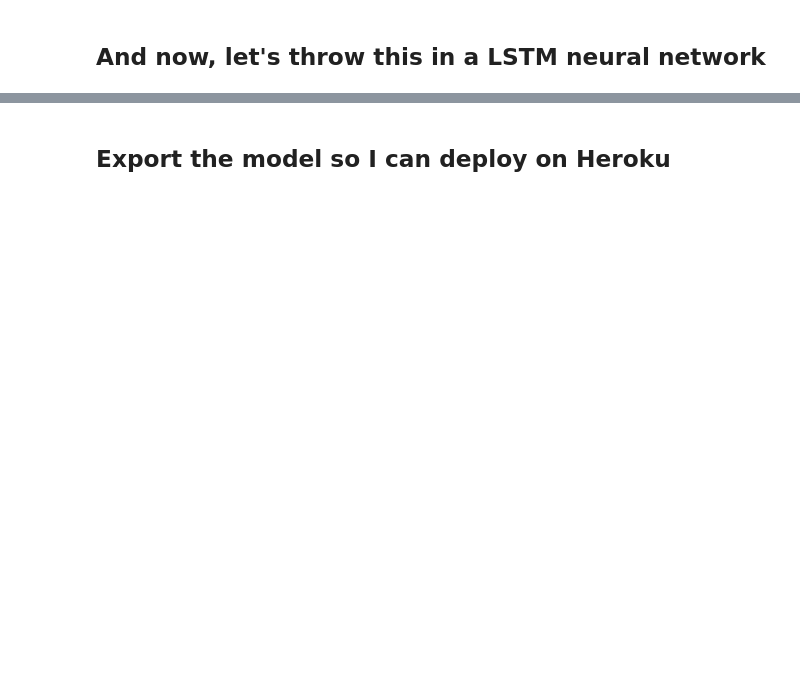
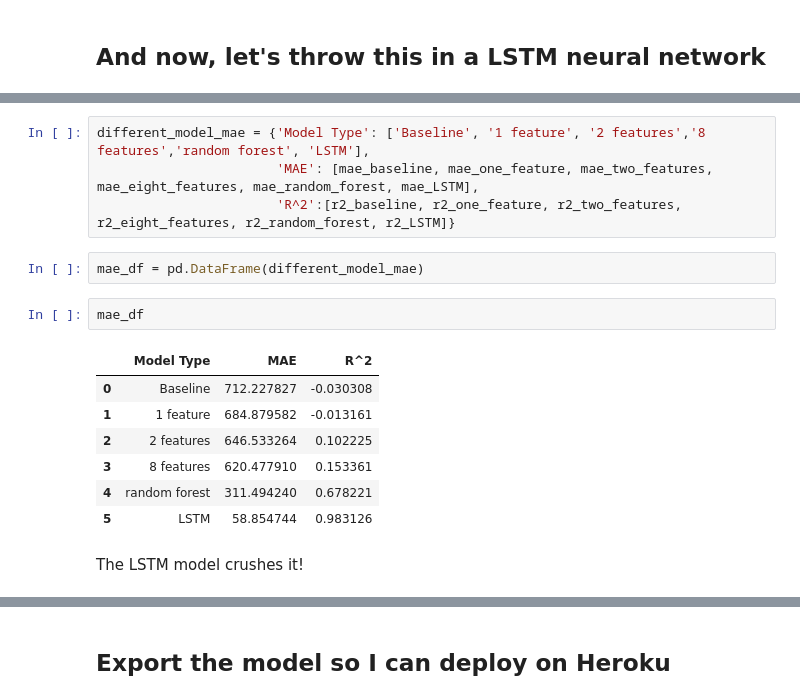
Before and after one commit to willstauffer/streamflow_predictions, a Jupyter notebook: Payette_streamflow.ipynb, the cells around one changed output, grey strips where cells are left out. Drawn from its saved outputs; the diff is of its cells as text; blank space fills up the shorter version.

```diff
--- a/Payette_streamflow.ipynb
+++ b/Payette_streamflow.ipynb
@@ -619,0 +799,18 @@ x_test = scaler.fit_transform(x_test)
+# %%
+different_model_mae = {'Model Type': ['Baseline', '1 feature', '2 features','8 features','random forest', 'LSTM'],
+                       'MAE': [mae_baseline, mae_one_feature, mae_two_features, mae_eight_features, mae_random_forest, mae_LSTM],
+                       'R^2':[r2_baseline, r2_one_feature, r2_two_features, r2_eight_features, r2_random_forest, r2_LSTM]}
+# %%
+mae_df = pd.DataFrame(different_model_mae)
+# %%
+mae_df
+# %% [output]
+|  | Model Type | MAE | R^2 |
+| 0 | Baseline | 712.227827 | -0.030308 |
+| 1 | 1 feature | 684.879582 | -0.013161 |
+| 2 | 2 features | 646.533264 | 0.102225 |
+| 3 | 8 features | 620.477910 | 0.153361 |
+| 4 | random forest | 311.494240 | 0.678221 |
+| 5 | LSTM | 58.854744 | 0.983126 |
+# %% [markdown]
+The LSTM model crushes it!
```
Also changed, not shown: parts of 102 cells of this notebook.
